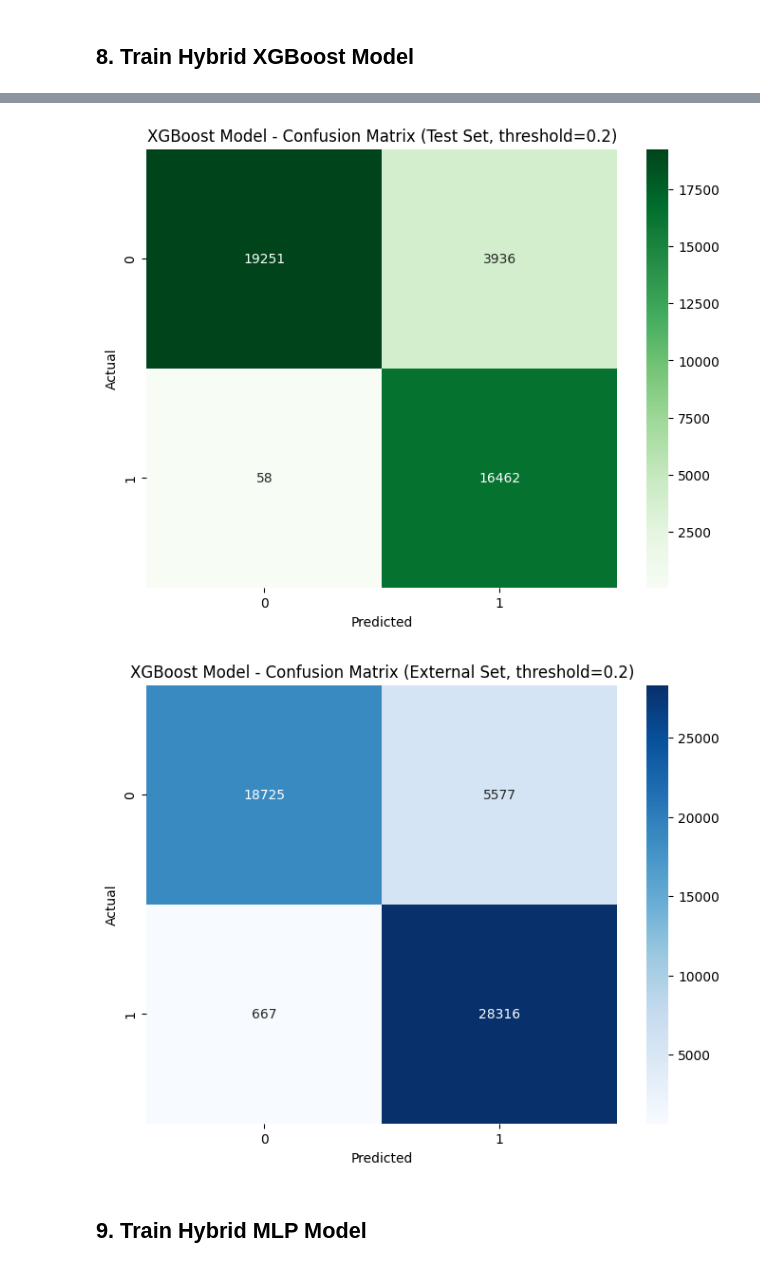
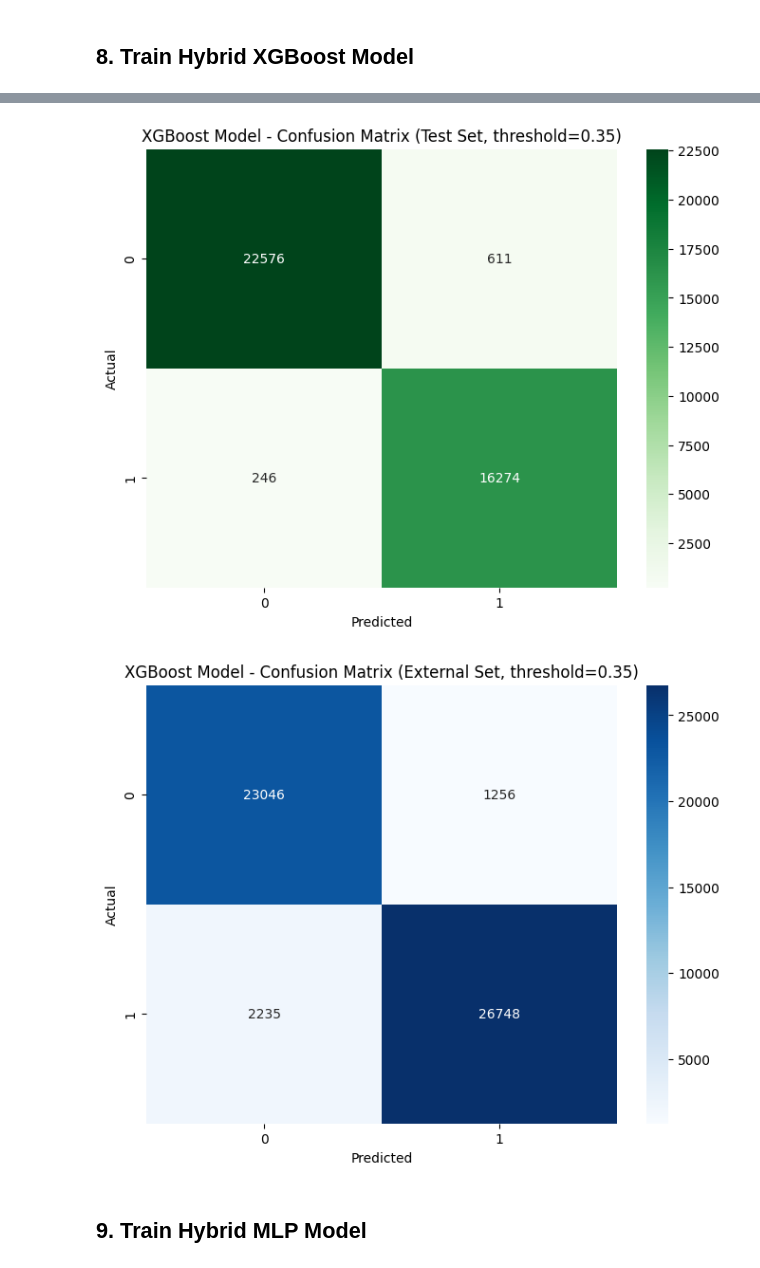
Before and after one commit to Latandu/PhishStop, a Jupyter notebook: app/models/train_models_with_wandb.ipynb, the cells around one changed output, grey strips where cells are left out. Cells and saved outputs as stored; diff of their text form; code cells hidden in the pictures.

```diff
--- a/app/models/train_models_with_wandb.ipynb
+++ b/app/models/train_models_with_wandb.ipynb
@@ -680,26 +863,23 @@ Legitimate 117050           38.081401      2099.136976 288.984212             0.
 # %% [markdown]
 ## 4. Create Standardized Train/Test/External Splits
 # %%
-# Separate external validation set (CEAS-08 and Enron-DKIM)
+
 from app.data_processing.preprocessing_pipeline import PreprocessingPipeline
 
 df = PreprocessingPipeline().process_pipeline(df)
 external_df = df.filter(
-    (pl.col("source") == "csv_misc/TREC-07.csv") | (pl.col("source") == "phishing-2020")
+    (pl.col("source") == "data/csv_misc/TREC-07.csv") | (pl.col("source") == "phishing-2020")
 )
 
-# Training pool: everything else
 train_pool_df = df.filter(
-    (pl.col("source") != "csv_misc/TREC-07.csv") & (pl.col("source") != "phishing-2020")
+    (pl.col("source") != "data/csv_misc/TREC-07.csv") & (pl.col("source") != "phishing-2020")
 )
 
 print(f"Training pool: {len(train_pool_df):,}")
 print(f"External validation: {len(external_df):,}")
 
-# Convert to pandas for sklearn compatibility
 train_pool_pd = train_pool_df.to_pandas()
 
-# Stratified split: 75% train, 25% test from training pool
 train_df_pd, test_df_pd = train_test_split(
     train_pool_pd,
     test_size=0.25,
@@ -707,7 +887,6 @@ train_df_pd, test_df_pd = train_test_split(
     stratify=train_pool_pd['phishing']
 )
 
-# Convert back to polars
 train_df = pl.from_pandas(train_df_pd)
 test_df = pl.from_pandas(test_df_pd)
 
@@ -716,7 +895,6 @@ print(f"  Train: {len(train_df):,} ({len(train_df)/len(df)*100:.1f}%)")
 print(f"  Test: {len(test_df):,} ({len(test_df)/len(df)*100:.1f}%)")
 print(f"  External: {len(external_df):,} ({len(external_df)/len(df)*100:.1f}%)")
 
-# Check class balance in each split
 for name, split_df in [("Train", train_df), ("Test", test_df), ("External", external_df)]:
     phish = split_df.filter(pl.col("phishing") == 1).shape[0]
     total = len(split_df)
@@ -728,4 +906,11 @@ for name, split_df in [("Train", train_df), ("Test", test_df), ("External", exte
         f"{name.lower()}_size": total,
         f"{name.lower()}_phishing_ratio": phish / total
     })
+numeric_features = config["numeric_features"]
+
+print(f"Extracting {len(numeric_features)} engineered features...")
+
+features_train = train_df.select(numeric_features).fill_null(0).to_numpy()
+features_test = test_df.select(numeric_features).fill_null(0).to_numpy()
+features_external = external_df.select(numeric_features).fill_null(0).to_numpy()
 # %% [output]
@@ -1166,7 +1225,9 @@ print(f"Combined feature shape: {X_xgb_train.shape}")
 print(f"  Full embeddings: {X_emb_train.shape[1]}")
 print(f"  Engineered features: {features_train.shape[1]}")
 
-scale_pos_weight = config['xgb_scale_pos_weight']
+# AGGRESSIVE: Calculate scale_pos_weight to penalize False Negatives
+scale_pos_weight = config['class_weight_ratio']
+print(f"\n Using scale_pos_weight: {scale_pos_weight} (penalizes missing phishing emails)")
 
 # Train XGBoost with WandB callback
 xgb_clf = xgb.XGBClassifier(
@@ -1176,7 +1237,7 @@ xgb_clf = xgb.XGBClassifier(
     min_child_weight=config["xgb_min_child_weight"],
     subsample=config["xgb_subsample"],
     colsample_bytree=config["xgb_colsample_bytree"],
-    scale_pos_weight=scale_pos_weight,
+    scale_pos_weight=scale_pos_weight,  # AGGRESSIVE: Penalize False Negatives
     random_state=config["random_seed"],
     eval_metric=["logloss", "auc"],
     early_stopping_rounds=config["xgb_early_stopping"],
@@ -1190,12 +1251,13 @@ xgb_clf.fit(
     verbose=10
 )
 
-phishing_threshold = config['xgb_threshold']
-print(f"\nUsing threshold: {phishing_threshold}")
+# AGGRESSIVE: Use lower threshold for phishing classification
+phishing_threshold = config['phishing_threshold']
+print(f"\n Using phishing threshold: {phishing_threshold} (default is 0.5)")
 
 # Evaluate on test set
 y_proba_test_xgb = xgb_clf.predict_proba(X_xgb_test)[:, 1]
-y_pred_test_xgb = (y_proba_test_xgb >= phishing_threshold).astype(int)
+y_pred_test_xgb = (y_proba_test_xgb >= phishing_threshold).astype(int)  # AGGRESSIVE threshold
 
 xgb_test_metrics = {
     'accuracy': accuracy_score(y_test, y_pred_test_xgb),
@@ -1205,9 +1267,13 @@ xgb_test_metrics = {
     'roc_auc': roc_auc_score(y_test, y_proba_test_xgb)
 }
 
+print(f"\nTest Set Metrics (threshold={phishing_threshold}):")
+for metric, value in xgb_test_metrics.items():
+    print(f"  {metric}: {value:.4f}")
+
 # Evaluate on external set
 y_proba_ext_xgb = xgb_clf.predict_proba(X_xgb_external)[:, 1]
-y_pred_ext_xgb = (y_proba_ext_xgb >= phishing_threshold).astype(int)
+y_pred_ext_xgb = (y_proba_ext_xgb >= phishing_threshold).astype(int)  # AGGRESSIVE threshold
 
 xgb_external_metrics = {
     'accuracy': accuracy_score(y_external, y_pred_ext_xgb),
@@ -1217,20 +1283,9 @@ xgb_external_metrics = {
     'roc_auc': roc_auc_score(y_external, y_proba_ext_xgb)
 }
 
-print(f"\n XGBoost Hybrid Model (threshold={phishing_threshold})")
-print(f"\nTest Set Performance:")
-print(f"  Accuracy:  {xgb_test_metrics['accuracy']:.4f}")
-print(f"  Precision: {xgb_test_metrics['precision']:.4f}")
-print(f"  Recall:    {xgb_test_metrics['recall']:.4f}")
-print(f"  F1 Score:  {xgb_test_metrics['f1']:.4f}")
-print(f"  ROC-AUC:   {xgb_test_metrics['roc_auc']:.4f}")
-
-print(f"\nExternal Validation:")
-print(f"  Accuracy:  {xgb_external_metrics['accuracy']:.4f}")
-print(f"  Precision: {xgb_external_metrics['precision']:.4f}")
-print(f"  Recall:    {xgb_external_metrics['recall']:.4f}")
-print(f"  F1 Score:  {xgb_external_metrics['f1']:.4f}")
-print(f"  ROC-AUC:   {xgb_external_metrics['roc_auc']:.4f}")
+print(f"\nExternal Set Metrics (threshold={phishing_threshold}):")
+for metric, value in xgb_external_metrics.items():
+    print(f"  {metric}: {value:.4f}")
 
 # Log to WandB
 wandb.log({
@@ -1252,7 +1307,7 @@ feature_names = [f"emb_{i}" for i in range(X_emb_train.shape[1])] + numeric_feat
 importance = xgb_clf.feature_importances_
 feature_importance = sorted(zip(feature_names, importance), key=lambda x: x[1], reverse=True)
 
-print(f"\nTop 20 most important features:")
+print("\nTop 20 Important Features:")
 for i, (name, imp) in enumerate(feature_importance[:20], 1):
     print(f"{i:2d}. {name:<30s} {imp:.6f}")
 
@@ -1308,5 +1363,5 @@ Training XGBoost...
-[figure, old version]
+[figure, new version]
-[figure, old version]
+[figure, new version]
 # %% [markdown]
 ## 9. Train Hybrid MLP Model
 # %%
```
Also changed, not shown: parts of 19 cells of this notebook, 7 other files.
